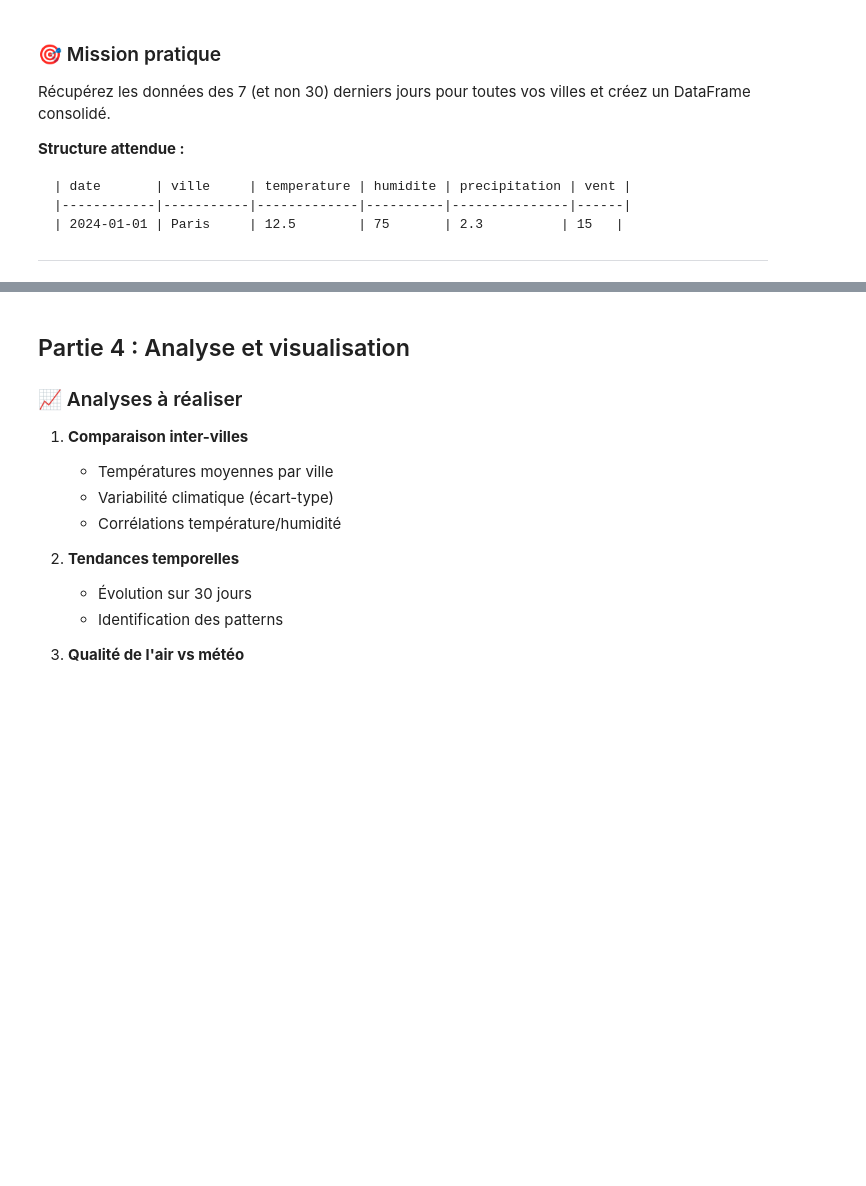
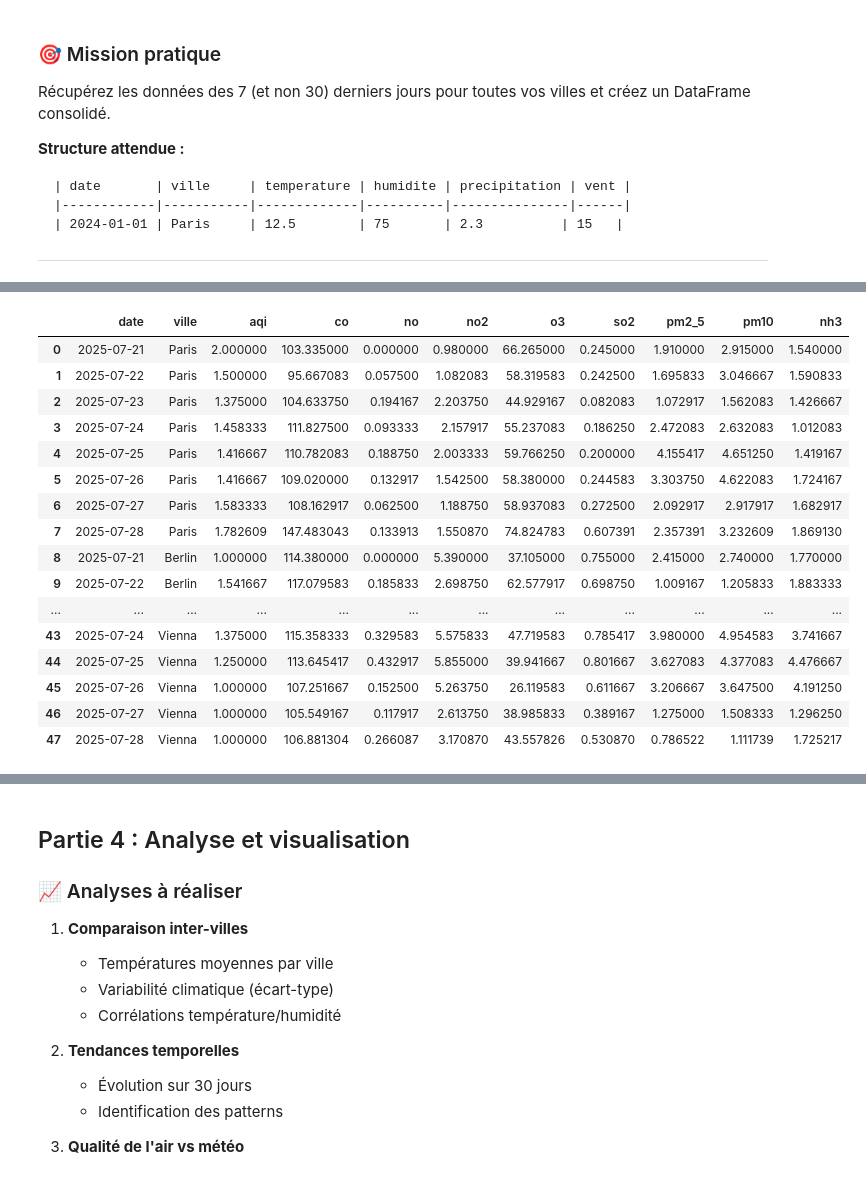
Before and after one commit to 17matb/data-analysis-solution, a Jupyter notebook: Notebook_1_Fondamentaux_Python_pour_l_ia.ipynb, the cells around one changed output, grey strips where cells are left out. Saved outputs shown, nothing was run; the diff lists cells and outputs as text; code cells hidden in the pictures; blank space fills up the shorter version.

Commit message:
Partie 3 : API supplémentaire - Qualité de l'air

```diff
--- a/Notebook_1_Fondamentaux_Python_pour_l_ia.ipynb
+++ b/Notebook_1_Fondamentaux_Python_pour_l_ia.ipynb
@@ -269,16 +287,0 @@ df_cities_weather.head(80)
-# %%
-## Partie 3 : API supplémentaire - Qualité de l'air
-
-### 🌬️ API OpenWeatherMap Air Pollution
-def get_air_quality(lat, lon, api_key):
-    """
-    Récupère les données de qualité de l'air
-
-    URL : http://api.openweathermap.org/data/2.5/air_pollution
-
-    Étapes :
-    1. Utiliser les coordonnées lat/lon des villes
-    2. Récupérer l'indice AQI et les composants (PM2.5, PM10, O3, etc.)
-    3. Joindre ces données avec vos données météo
-    """
-    pass
@@ -315,0 +361,39 @@ get_city_coordinates('montpellier')
+# %%
+def get_multiple_cities_air_quality(cities: list, api_key) -> pd.DataFrame:
+    city_list = cities
+    if not city_list:
+        print('List needs to be filled with city names')
+        return None
+
+    all_cities_df_list = [get_air_quality(i, SEVEN_DAYS_AGO_TIMESTAMP, TODAY_TIMESTAMP, api_key) for i in city_list]
+
+    # on ne garde que le contenu interessant de all_cities_df_list, on gère le cas où une ou plusieurs villes sont invalides
+    valid_content = [i for i in all_cities_df_list if i is not None]
+    if not valid_content:
+        print('No data was returned')
+        return None
+
+    # on reset index car ils allaient de 0 à 7 puis retournaient à 0
+    df_all_cities = pd.concat(valid_content).reset_index(drop=True)
+
+    return df_all_cities
+
+get_multiple_cities_air_quality(CITIES, API_KEY_OWM)
+# %% [output]
+|  | date | ville | aqi | co | no | no2 | o3 | so2 | pm2_5 | pm10 | nh3 |
+| 0 | 2025-07-21 | Paris | 2.000000 | 103.335000 | 0.000000 | 0.980000 | 66.265000 | 0.245000 | 1.910000 | 2.915000 | 1.540000 |
+| 1 | 2025-07-22 | Paris | 1.500000 | 95.667083 | 0.057500 | 1.082083 | 58.319583 | 0.242500 | 1.695833 | 3.046667 | 1.590833 |
+| 2 | 2025-07-23 | Paris | 1.375000 | 104.633750 | 0.194167 | 2.203750 | 44.929167 | 0.082083 | 1.072917 | 1.562083 | 1.426667 |
+| 3 | 2025-07-24 | Paris | 1.458333 | 111.827500 | 0.093333 | 2.157917 | 55.237083 | 0.186250 | 2.472083 | 2.632083 | 1.012083 |
+| 4 | 2025-07-25 | Paris | 1.416667 | 110.782083 | 0.188750 | 2.003333 | 59.766250 | 0.200000 | 4.155417 | 4.651250 | 1.419167 |
+| 5 | 2025-07-26 | Paris | 1.416667 | 109.020000 | 0.132917 | 1.542500 | 58.380000 | 0.244583 | 3.303750 | 4.622083 | 1.724167 |
+| 6 | 2025-07-27 | Paris | 1.583333 | 108.162917 | 0.062500 | 1.188750 | 58.937083 | 0.272500 | 2.092917 | 2.917917 | 1.682917 |
+| 7 | 2025-07-28 | Paris | 1.782609 | 147.483043 | 0.133913 | 1.550870 | 74.824783 | 0.607391 | 2.357391 | 3.232609 | 1.869130 |
+| 8 | 2025-07-21 | Berlin | 1.000000 | 114.380000 | 0.000000 | 5.390000 | 37.105000 | 0.755000 | 2.415000 | 2.740000 | 1.770000 |
+| 9 | 2025-07-22 | Berlin | 1.541667 | 117.079583 | 0.185833 | 2.698750 | 62.577917 | 0.698750 | 1.009167 | 1.205833 | 1.883333 |
+| ... | ... | ... | ... | ... | ... | ... | ... | ... | ... | ... | ... |
+| 43 | 2025-07-24 | Vienna | 1.375000 | 115.358333 | 0.329583 | 5.575833 | 47.719583 | 0.785417 | 3.980000 | 4.954583 | 3.741667 |
+| 44 | 2025-07-25 | Vienna | 1.250000 | 113.645417 | 0.432917 | 5.855000 | 39.941667 | 0.801667 | 3.627083 | 4.377083 | 4.476667 |
+| 45 | 2025-07-26 | Vienna | 1.000000 | 107.251667 | 0.152500 | 5.263750 | 26.119583 | 0.611667 | 3.206667 | 3.647500 | 4.191250 |
+| 46 | 2025-07-27 | Vienna | 1.000000 | 105.549167 | 0.117917 | 2.613750 | 38.985833 | 0.389167 | 1.275000 | 1.508333 | 1.296250 |
+| 47 | 2025-07-28 | Vienna | 1.000000 | 106.881304 | 0.266087 | 3.170870 | 43.557826 | 0.530870 | 0.786522 | 1.111739 | 1.725217 |
```
Also changed, not shown: parts of 11 cells of this notebook, 1 other file.
